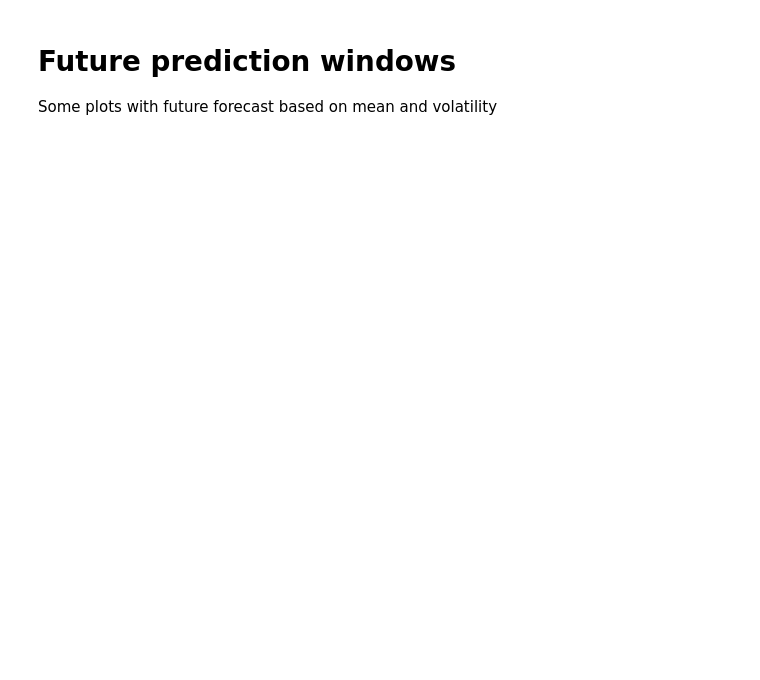
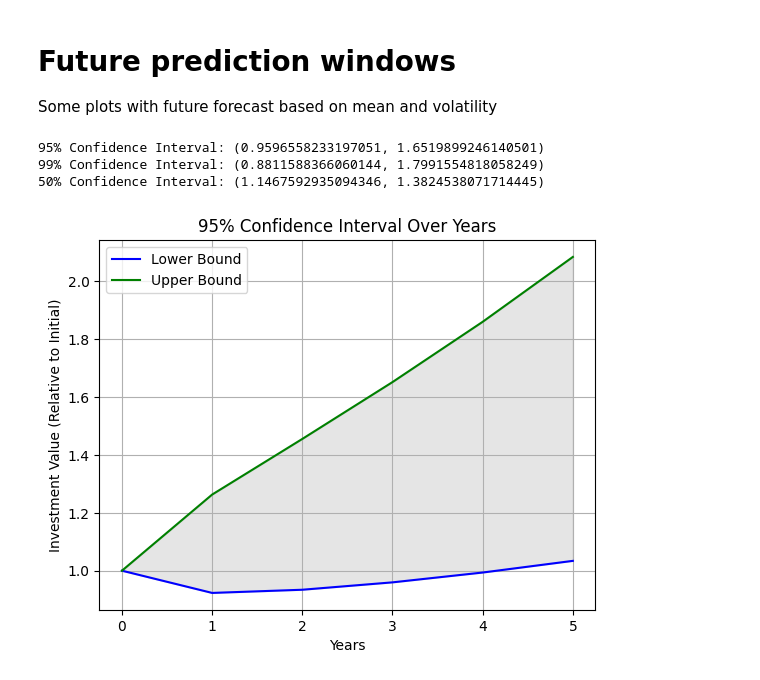
Before and after one commit to mcliff1/kaggle, a Jupyter notebook: sandbox/probability windows.ipynb, the cells around one changed output. Cells and saved outputs as stored; diff of their text form; code cells hidden in the pictures; blank space fills up the shorter version.

```diff
--- a/sandbox/probability windows.ipynb
+++ b/sandbox/probability windows.ipynb
@@ -47,6 +49,10 @@ def calculate_confidence_interval(annual_return_, volatility_, p, years):
 
     return lower_bound, upper_bound
 
+annual_return = 0.08
+volatility = 0.08
+
+
 # Calculate for 95% confidence interval
 p95 = calculate_confidence_interval(annual_return, volatility, 0.95, 3)
 print(f"95% Confidence Interval: {p95}")
@@ -58,3 +64,7 @@ print(f"99% Confidence Interval: {p99}")
 # Calculate for 50% confidence interval
 p50 = calculate_confidence_interval(annual_return, volatility, 0.50, 3)
 print(f"50% Confidence Interval: {p50}")
+# %% [output]
+95% Confidence Interval: (0.9596558233197051, 1.6519899246140501)
+99% Confidence Interval: (0.8811588366060144, 1.7991554818058249)
+50% Confidence Interval: (1.1467592935094346, 1.3824538071714445)
@@ -62,0 +71,39 @@ sandbox/Brownian Walk.ipynb
+# %%
+def plot_confidence_intervals_over_years(annual_return, volatility, p, start_year, end_year):
+    """
+    Plot confidence intervals over a range of years with a fixed confidence level.
+
+    :param annual_return (float): The annual return.
+    :param volatility (float): The annual volatility.
+    :param p (float): The fixed confidence level as a decimal.
+    :param start_year (int): The starting year for the range.
+    :param end_year (int): The ending year for the range.
+    """
+    years = np.arange(start_year, end_year + 1)
+    lower_bounds = []
+    upper_bounds = []
+
+    for year in years:
+        lower, upper = calculate_confidence_interval(annual_return, volatility, p, year)
+        lower_bounds.append(lower)
+        upper_bounds.append(upper)
+
+    #plt.figure(figsize=(10, 6))
+    fig, ax = plt.subplots()
+
+    plt.plot(years, lower_bounds, label="Lower Bound", color="blue")
+    plt.plot(years, upper_bounds, label="Upper Bound", color="green")
+    plt.fill_between(years, lower_bounds, upper_bounds, color="gray", alpha=0.2)
+    plt.title(f"{int(p * 100)}% Confidence Interval Over Years")
+    # ax.yaxis.set_major_formatter(FuncFormatter(millions))
+
+    plt.xlabel("Years")
+    plt.ylabel("Investment Value (Relative to Initial)")
+    plt.legend()
+    plt.grid(True)
+    plt.show()
+
+# Plot confidence intervals for years 5 to 20
+plot_confidence_intervals_over_years(annual_return, volatility, 0.95, 0, 5)
+# %% [output]
+[figure, added]
```
Also changed, not shown: parts of 2 cells of this notebook.
